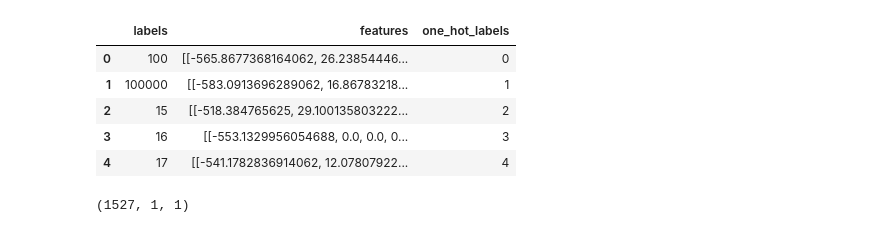
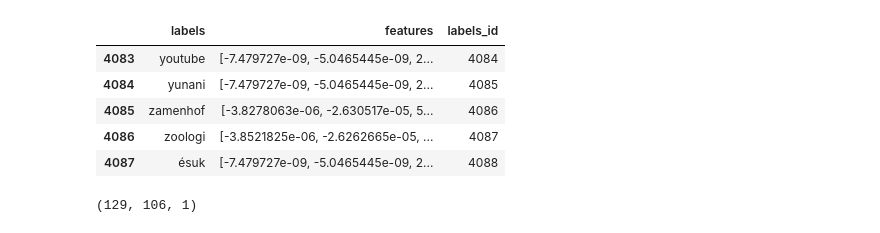
Before and after one commit to bangkit-team/IOH-chat-app, a Jupyter notebook: Machine Learning/python code/speech to text/speech_to_text.ipynb, the cells around one changed output. Drawn from its saved outputs; the diff is of its cells as text; code cells hidden in the pictures.

Commit message:
update: convert audio ke bentuk spegtrogram

```diff
--- a/Machine Learning/python code/speech to text/speech_to_text.ipynb
+++ b/Machine Learning/python code/speech to text/speech_to_text.ipynb
@@ -32,6 +38,7 @@ zf.close()
 DATASET_PATH = "/tmp/audio/"
 # %%
 def decode_audio(audio_path):
+  # audio, _ = wav.read(audio_path)
   audio, _ = librosa.load(audio_path)
   return audio
 
@@ -46,14 +53,15 @@ def audio_signal_and_label(file_path):
   return feature, label
 
 def prepare_dataset(dataset_path):
+
   json_data = {
       "labels": list(),
       "features": list(),
-      "one_hot_labels": list(),
+      "labels_id": list(),
   }
 
   filenames = os.listdir(dataset_path)
-  audio_path = [os.path.join(dataset_path, filename) for filename in filenames]
+  audio_path = sorted([os.path.join(dataset_path, filename) for filename in filenames])
 
   for i, path in enumerate(audio_path):
     if os.path.getsize(path) != 0:
@@ -61,7 +69,8 @@ def prepare_dataset(dataset_path):
 
       json_data["labels"].append(labels)
       json_data["features"].append(features)
-      json_data["one_hot_labels"].append(i)
+      json_data["labels_id"].append(i)
+      print(f"{labels}: {i}")
 
       i =+ 1
 
@@ -71,22 +98,10 @@ dataset = prepare_dataset(DATASET_PATH)
 # %%
 df = pd.DataFrame(dataset)
-df.head()
+df.tail()
 # %% [output]
-|  | labels | features | one_hot_labels |
-| 0 | 100 | [[-565.8677368164062, 26.23854446... | 0 |
-| 1 | 100000 | [[-583.0913696289062, 16.86783218... | 1 |
-| 2 | 15 | [[-518.384765625, 29.100135803222... | 2 |
-| 3 | 16 | [[-553.1329956054688, 0.0, 0.0, 0... | 3 |
-| 4 | 17 | [[-541.1782836914062, 12.07807922... | 4 |
+|  | labels | features | labels_id |
+| 4083 | youtube | [-7.479727e-09, -5.0465445e-09, 2... | 4084 |
+| 4084 | yunani | [-7.479727e-09, -5.0465445e-09, 2... | 4085 |
+| 4085 | zamenhof | [-3.8278063e-06, -2.630517e-05, 5... | 4086 |
+| 4086 | zoologi | [-3.8521825e-06, -2.6262665e-05, ... | 4087 |
+| 4087 | ésuk | [-7.479727e-09, -5.0465445e-09, 2... | 4088 |
-# %%
-features = np.array(df.features)
-labels = np.array(df.labels)
-
-x_train, y_train, x_test, y_test = train_test_split(features, labels, test_size=0.2, random_state=1)
-
-x_train = np.expand_dims(x_train, axis=1)
-x_test = np.expand_dims(x_test, axis=1)
-
-input_shape = (x_train.shape[0], x_train.shape[1], 1)
-# %% [output]
-(1527, 1, 1)
@@ -119,0 +118,14 @@ def getModel(n_class, input_shape):
+# %%
+SAMPLING_RATE = 22050
+
+features = df.features.values
+labels = df.labels.values
+
+spectrogram = get_spectrogram(features, SAMPLING_RATE)
+
+random_idx = random.randint(0, len(features))
+pds.Audio(features[random_idx], rate=SAMPLING_RATE)
+
+print(spectrogram[0].shape)
+# %% [output]
+(129, 106, 1)
```
Also changed, not shown: parts of 10 cells of this notebook.
